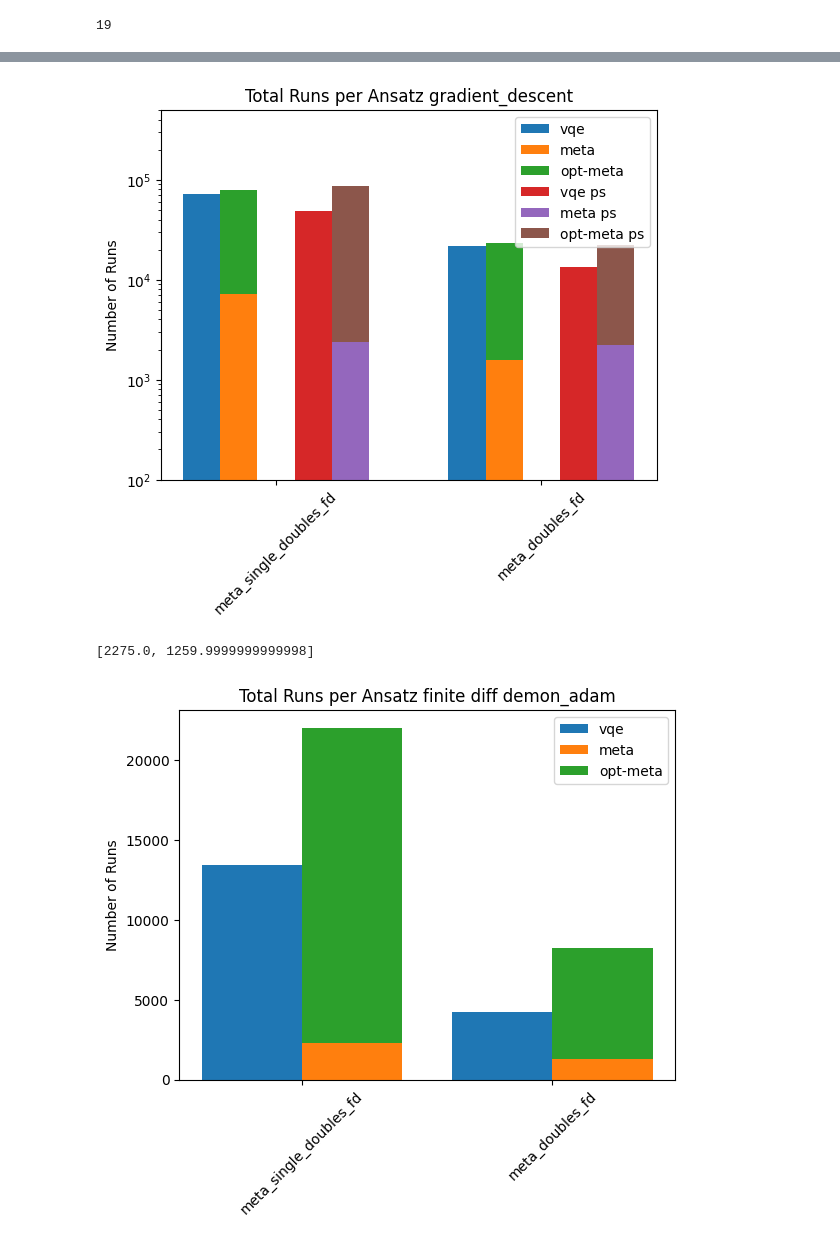
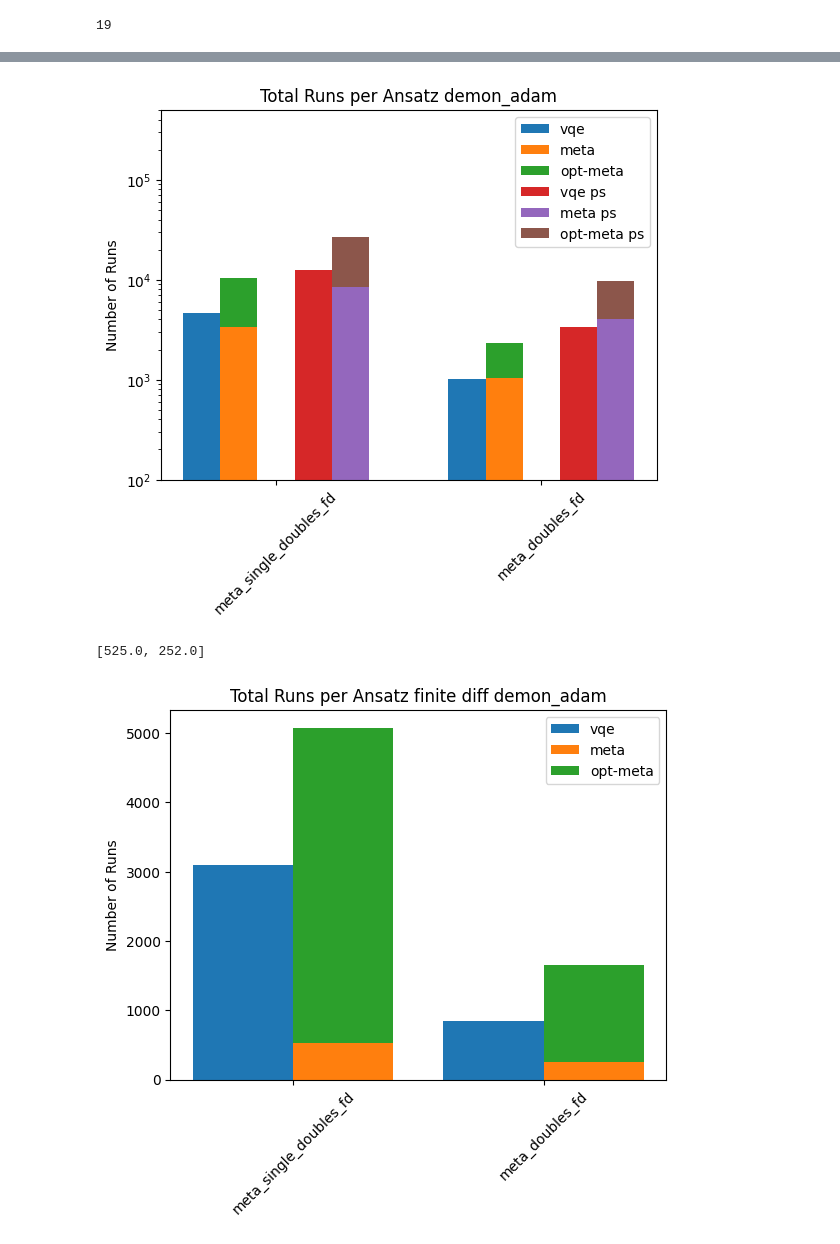
Before and after one commit to sergioandrescs/meta-VQE-pennylane, a Jupyter notebook: pennylane/exp_runs/join_datafor shots.ipynb, the cells around one changed output, grey strips where cells are left out. Drawn from its saved outputs; the diff is of its cells as text; code cells hidden in the pictures.

```diff
--- a/pennylane/exp_runs/join_datafor shots.ipynb
+++ b/pennylane/exp_runs/join_datafor shots.ipynb
@@ -114,52 +114,52 @@ df
 # index_per_runs_plot_fd = [0,2,4,6,8]
 # index_per_runs_plot_ps = [1,3,5,7,9]
 
-overheads_fd = [13,5]
-overheads_ps = [48,16]
+overheads_fd = [3,1]
+overheads_ps = [12,4]
 
 
 index_per_runs_plot_fd = [0,2]
 index_per_runs_plot_ps = [1,3]
 # %%
-opt_runs = optimizers[0]
+opt_runs = optimizers[3]
 
 fig, ax = plt.subplots()
 
 vqe_data = [condensed_data[idx][opt_runs]["runs"][0]*overheads_fd[count] for count,idx in enumerate(index_per_runs_plot_fd)]
-meta_runs = [condensed_data[idx][opt_runs]["runs"][1]*overheads_fd[count]*5 for count,idx in enumerate(index_per_runs_plot_fd)]
+meta_runs = [condensed_data[idx][opt_runs]["runs"][1]*overheads_fd[count]*5*4 for count,idx in enumerate(index_per_runs_plot_fd)]
 opt_meta_data = [condensed_data[idx][opt_runs]["runs"][2]*overheads_fd[count] for count,idx in enumerate(index_per_runs_plot_fd)]
 
 vqe_data_ps = [condensed_data[idx][opt_runs]["runs"][0]*overheads_ps[count] for count,idx in enumerate(index_per_runs_plot_ps)]
-meta_runs_ps = [condensed_data[idx][opt_runs]["runs"][1]*overheads_ps[count]*5 for count,idx in enumerate(index_per_runs_plot_ps)]
+meta_runs_ps = [condensed_data[idx][opt_runs]["runs"][1]*overheads_ps[count]*5*4 for count,idx in enumerate(index_per_runs_plot_ps)]
 opt_meta_data_ps = [condensed_data[idx][opt_runs]["runs"][2]*overheads_ps[count] for count,idx in enumerate(index_per_runs_plot_ps)]
 
 
 
 ind = np.arange(len(vqe_data))
 
 width = 0.14                    # the width of the bars
 
 ax.set_ylabel('Number of Runs')
 ax.set_title(f'Total Runs per Ansatz {opt_runs}')
 xTickMarks = [main_groups[idx] for idx in index_per_runs_plot_fd]
 ax.set_xticks(ind+(2*width))
 xtickNames = ax.set_xticklabels(xTickMarks)
 plt.setp(xtickNames, rotation=45, fontsize=10)
 
 
 plt.bar(np.arange(len(vqe_data)), vqe_data, width=width, label = "vqe")
 plt.bar(np.arange(len(meta_runs))+ width, meta_runs, width=width, label="meta")
 plt.bar(np.arange(len(opt_meta_data))+ width, opt_meta_data, width=width, bottom= meta_runs, label="opt-meta")
 
 plt.bar(np.arange(len(vqe_data_ps))+ width*3, vqe_data_ps, width=width, label="vqe ps")
 plt.bar(np.arange(len(meta_runs_ps))+ width*4, meta_runs_ps, width=width, label="meta ps")
 plt.bar(np.arange(len(opt_meta_data_ps))+ width*4, opt_meta_data_ps, width=width, bottom= meta_runs_ps, label="opt-meta ps")
 ax.legend()
 plt.yscale('log')
 plt.ylim(100, 500000)
 plt.show()
 # %% [output]
-[figure, old version]
+[figure, new version]
 # %%
 opt_runs = optimizers[3]
 
@@ -191,5 +191,5 @@ plt.bar(np.arange(len(opt_meta_data))+ width, opt_meta_data, width=width, bottom
 ax.legend()
 plt.show()
 # %% [output]
-[2275.0, 1259.9999999999998]
+[525.0, 252.0]
-[figure, old version]
+[figure, new version]
```
Also changed, not shown: 8 other files.
